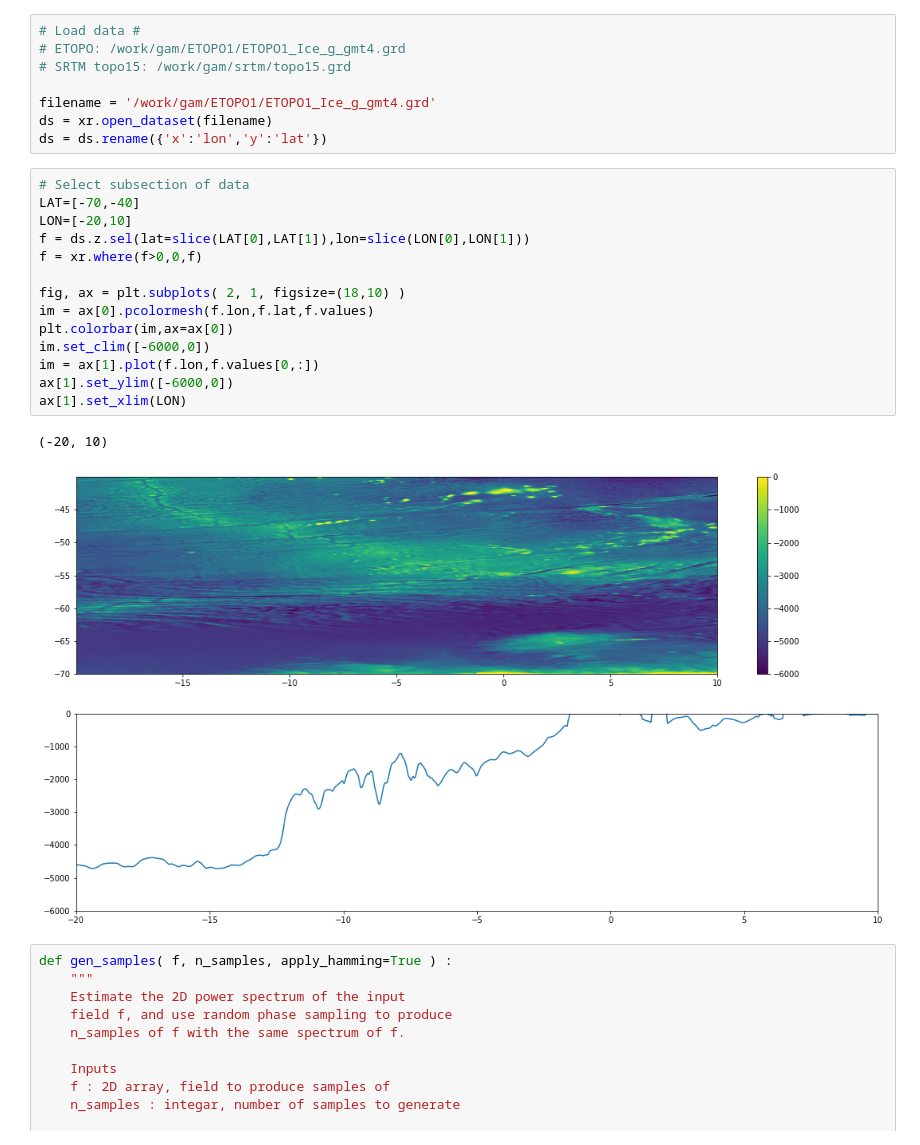
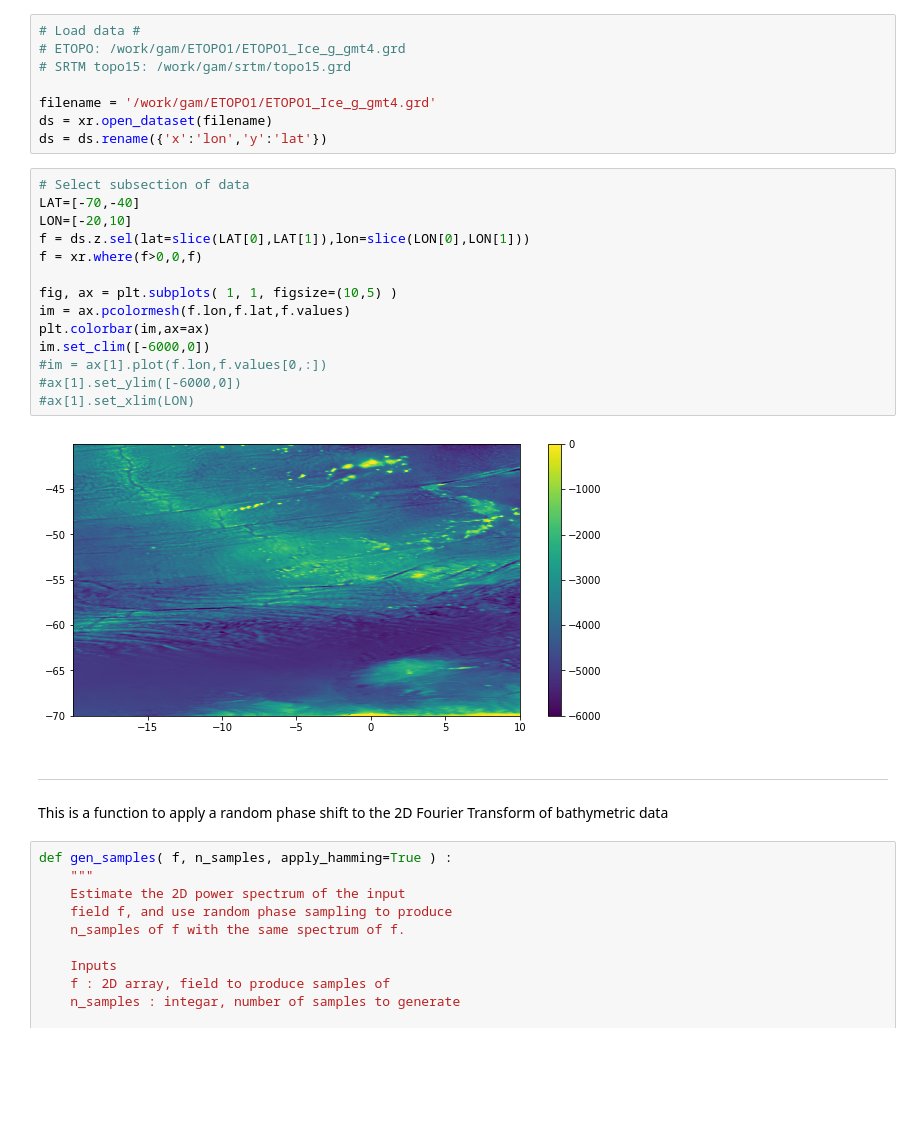
Before and after one commit to hmkhatri/MOM6_initialization, a Jupyter notebook: calc_topography_spectra.ipynb, the cells around one changed output. Drawn from its saved outputs; the diff is of its cells as text; blank space fills up the shorter version.

```diff
--- a/calc_topography_spectra.ipynb
+++ b/calc_topography_spectra.ipynb
@@ -18,20 +21,22 @@ ds = ds.rename({'x':'lon','y':'lat'})
 # %%
 # Select subsection of data
 LAT=[-70,-40]
 LON=[-20,10]
 f = ds.z.sel(lat=slice(LAT[0],LAT[1]),lon=slice(LON[0],LON[1]))
 f = xr.where(f>0,0,f)
 
-fig, ax = plt.subplots( 2, 1, figsize=(18,10) )
-im = ax[0].pcolormesh(f.lon,f.lat,f.values)
-plt.colorbar(im,ax=ax[0])
+fig, ax = plt.subplots( 1, 1, figsize=(10,5) )
+im = ax.pcolormesh(f.lon,f.lat,f.values)
+plt.colorbar(im,ax=ax)
 im.set_clim([-6000,0])
-im = ax[1].plot(f.lon,f.values[0,:])
-ax[1].set_ylim([-6000,0])
-ax[1].set_xlim(LON)
+#im = ax[1].plot(f.lon,f.values[0,:])
+#ax[1].set_ylim([-6000,0])
+#ax[1].set_xlim(LON)
 # %% [output]
-(-20, 10)
-[figure, old version]
+[figure, new version]
+# %% [markdown]
+***
+This is a function to apply a random phase shift to the 2D Fourier Transform of bathymetric data
 # %%
 def gen_samples( f, n_samples, apply_hamming=True ) :
     """
```
Also changed, not shown: parts of 11 cells of this notebook.
